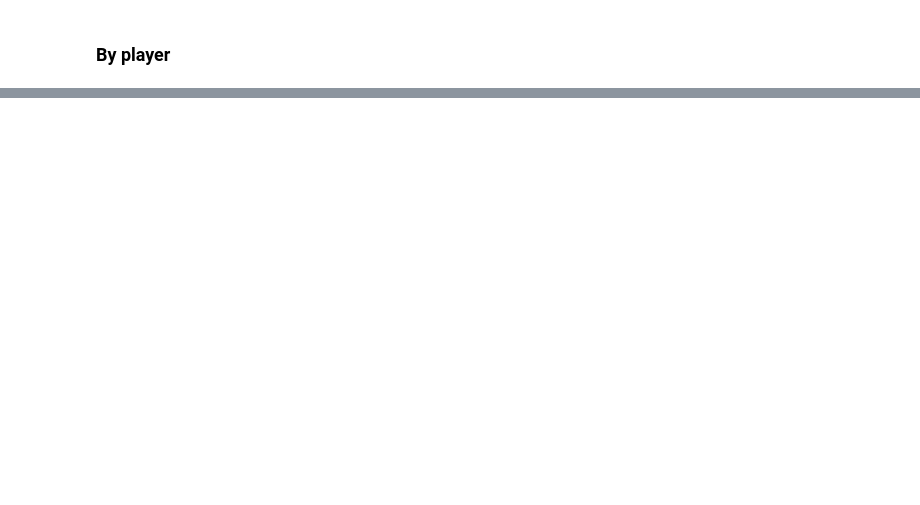
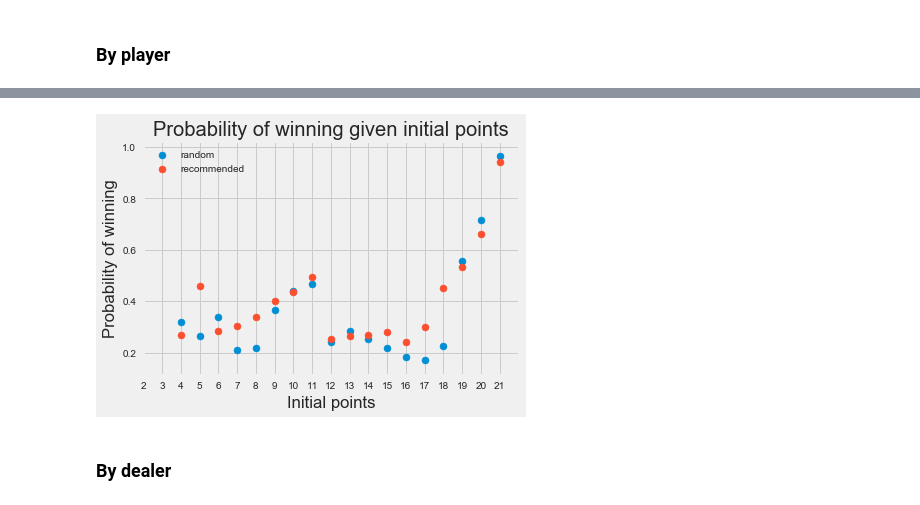
Before and after one commit to jocelyn-ong/data-science-projects, a Jupyter notebook: others/blackjack/data-analysis.ipynb, the cells around one changed output, grey strips where cells are left out. Cells and saved outputs as stored; diff of their text form; code cells hidden in the pictures; blank space fills up the shorter version.

```diff
--- a/others/blackjack/data-analysis.ipynb
+++ b/others/blackjack/data-analysis.ipynb
@@ -283,0 +286,14 @@ KeyError: 'player_initial'
+# %%
+plt.scatter(player_start[player_start["strategy"]==0][["player_initial"]],
+            player_start[player_start["strategy"]==0][["p_player_wins"]], label="random");
+plt.scatter(player_start[player_start["strategy"]==1][["player_initial"]],
+            player_start[player_start["strategy"]==1][["p_player_wins"]], label="recommended");
+plt.legend();
+plt.title("Probability of winning given initial points");
+plt.xlabel("Initial points");
+plt.xticks(np.arange(2,22));
+plt.ylabel("Probability of winning");
+# %% [output]
+[figure, added]
+# %% [markdown]
+### By dealer
```
Also changed, not shown: parts of 15 cells of this notebook, 2 other files.
